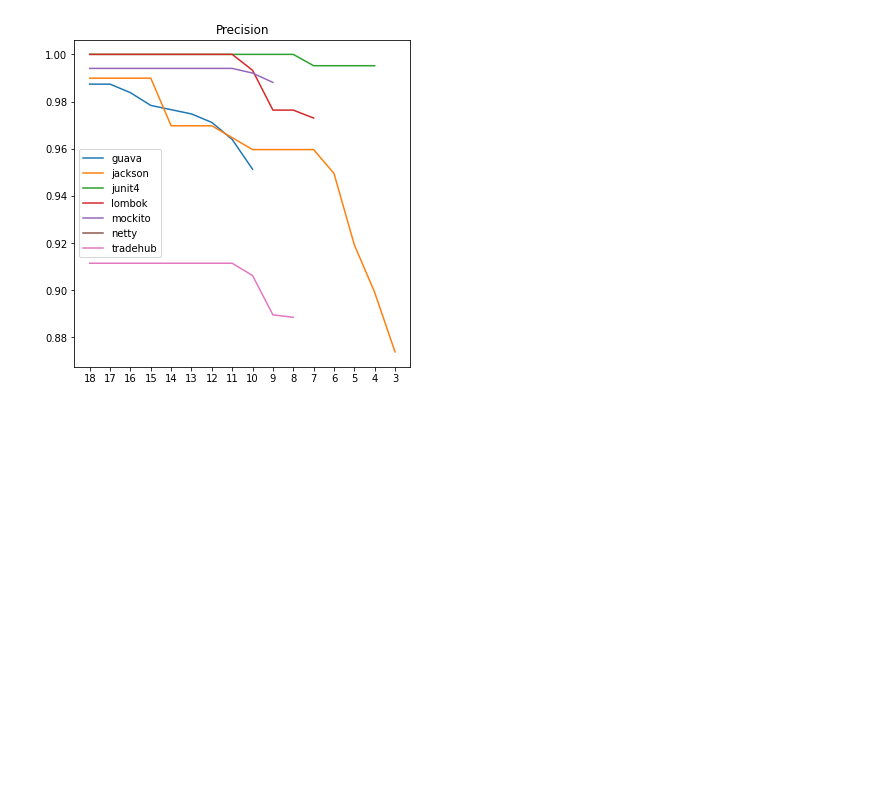
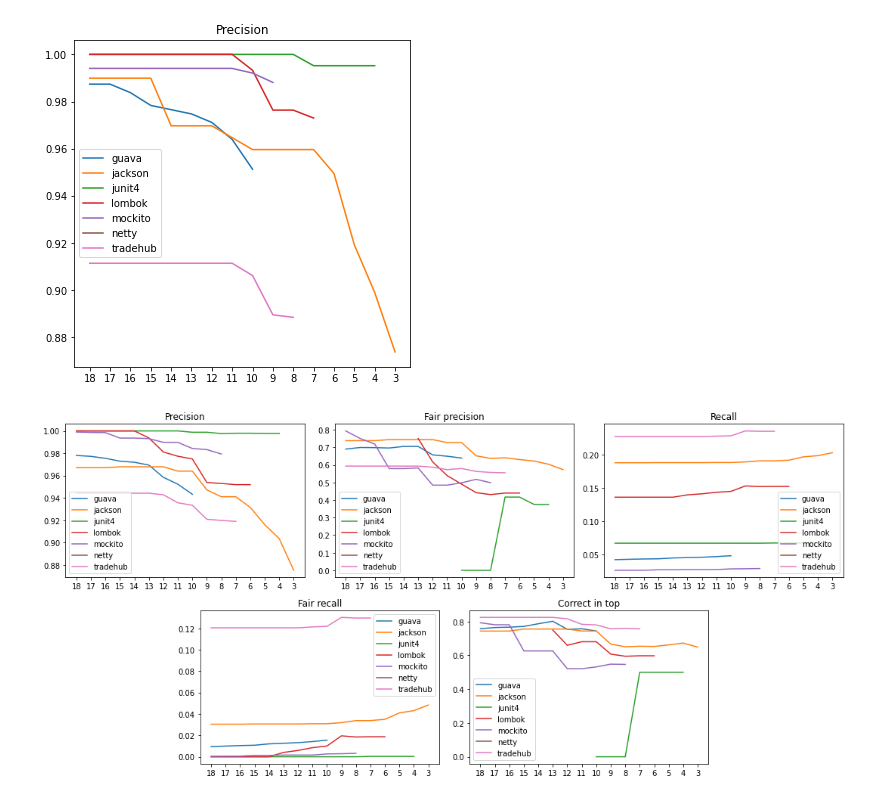
Before and after one commit to mrmegapolys/GitRules, a Jupyter notebook: notebooks/evaluation.ipynb, the cells around one changed output. Cells and saved outputs as stored; diff of their text form; code cells hidden in the pictures; blank space fills up the shorter version.

```diff
--- a/notebooks/evaluation.ipynb
+++ b/notebooks/evaluation.ipynb
@@ -128,3 +128,7 @@ plotPrevention('gen2_50_95')
 plotFalseAlarm('gen2_50_95')
 # %% [output]
 [figure]
+# %%
+plotNavigation('gen3_max8')
+# %% [output]
+[figure, added]
```
Also changed, not shown: parts of 2 cells of this notebook, 9 other files.
